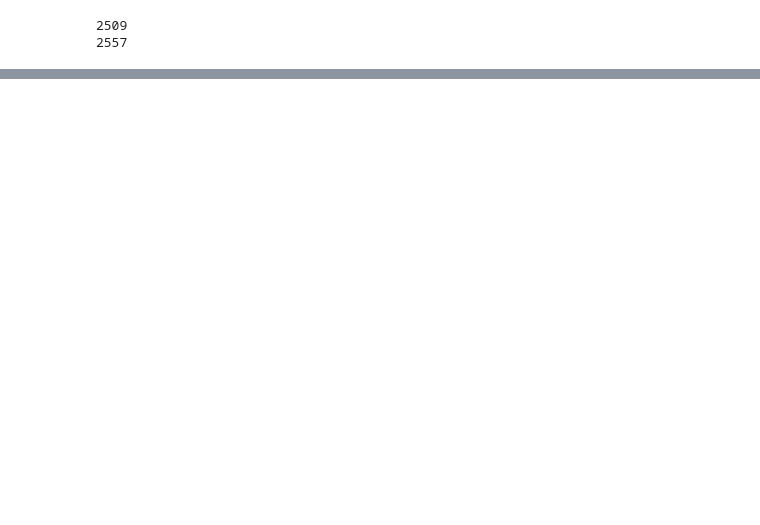
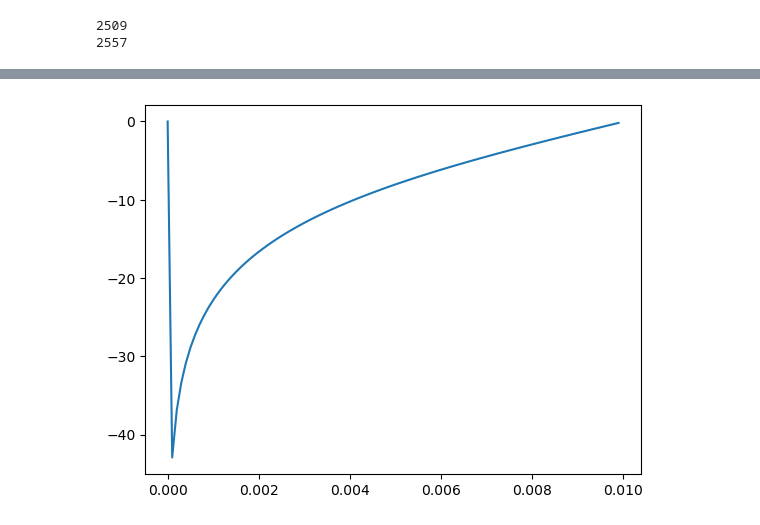
Before and after one commit to Demian-git/ANC, a Jupyter notebook: anc/FXLMS.ipynb, the cells around one changed output, grey strips where cells are left out. Saved outputs shown, nothing was run; the diff lists cells and outputs as text; code cells hidden in the pictures; blank space fills up the shorter version.

```diff
--- a/anc/FXLMS.ipynb
+++ b/anc/FXLMS.ipynb
@@ -51,0 +102,5 @@ plt.show
+# %%
+plt.plot(arr, nmse_list)
+plt.show()
+# %% [output]
+[figure, added]
```
Also changed, not shown: parts of 8 cells of this notebook.
